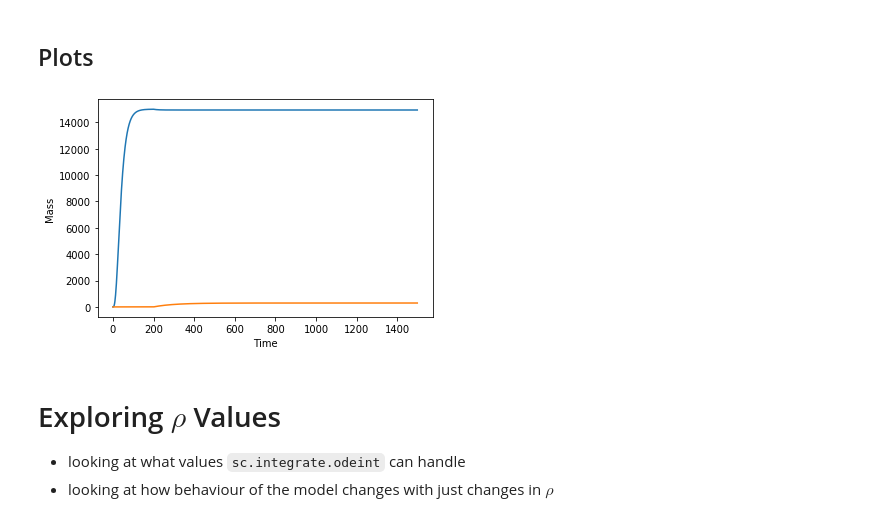
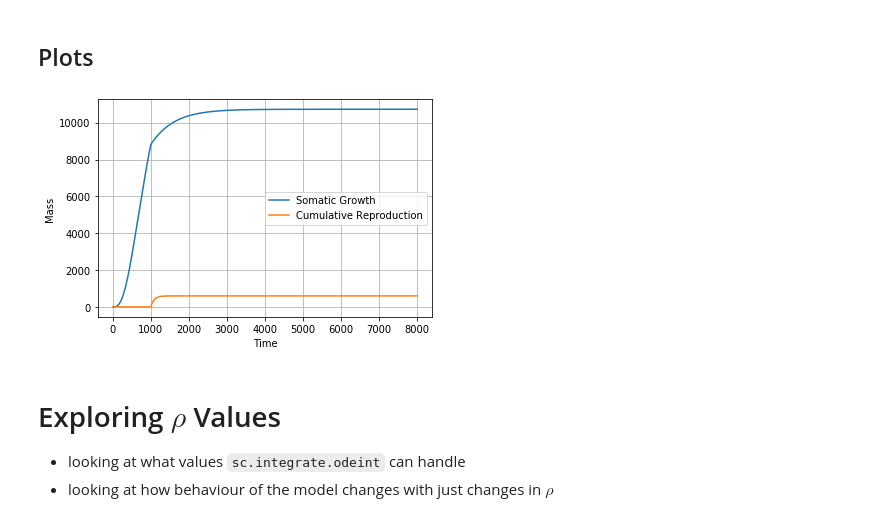
Before and after one commit to Don-Burns/Masters_Project, a Jupyter notebook: code/Model_Functions.ipynb, the cells around one changed output. Cells and saved outputs as stored; diff of their text form; code cells hidden in the pictures.

```diff
--- a/code/Model_Functions.ipynb
+++ b/code/Model_Functions.ipynb
@@ -301,16 +290,56 @@ array([ 295.99706478,  295.99707575,  295.99708662,  295.99709738,
+# %%
+## nice plot
+
+## imports
+import scipy as sc
+from scipy import integrate
+
+days = 8000#1500 #  time to simulate over
+
+# define starting parameters -- using cod values from west 2001 as a base/ballpark values
+
+m0 = 0.1 # starting mass at t_0
+R0 = 0 # starting reproduction at t_0, 0 because organism not yet mature in my sims
+a = 0.09 # cost of new mass
+b =  0 # no need to calculate right now since i do it in function,could be done here to save time
+c = 0.27
+
+# reproductive cost
+M =  15000
+alpha = 1000 # age of maturation (days)
+rho = 0.36 # reproductive scaling parameter
+k =  0.01
+
+# organising starting params for use
+
+mR0 = sc.array([m0, R0]) # starting values for integration, [starting mass, starting repro]
+t = sc.arange(0, days, 1) # t values for integration
+params = (alpha, M, a, c, rho, k) # tuple for integration arguments
+
+
+# integration
+mR = integrate.odeint(dRmdt, mR0, t, args = params)
+mass = mR[:, 0]
+repro = mR[:, 1]
+
+# exploring output
+# mass[-1000:-675] # final 50 values to check for `nan`
 # %% [markdown]
 ## Plots
 # %%
 import matplotlib.pyplot as plt
 
 plt.figure()
-plt.plot(t, mass)
-plt.plot(t, repro)
+plt.grid(True)
+plt.plot(t, mass, label = "Somatic Growth")
+plt.plot(t, repro, label = "Cumulative Reproduction")
 plt.xlabel("Time")
 plt.ylabel("Mass")
+plt.legend()
+plt.savefig("../results/pretty_curve.png", dpi = 300)
 plt.show()
 # %% [output]
-[figure, old version]
+[figure, new version]
 # %% [markdown]
 # Exploring $\rho$ Values
 - looking at what values `sc.integrate.odeint` can handle
```
Also changed, not shown: parts of 23 cells of this notebook.
